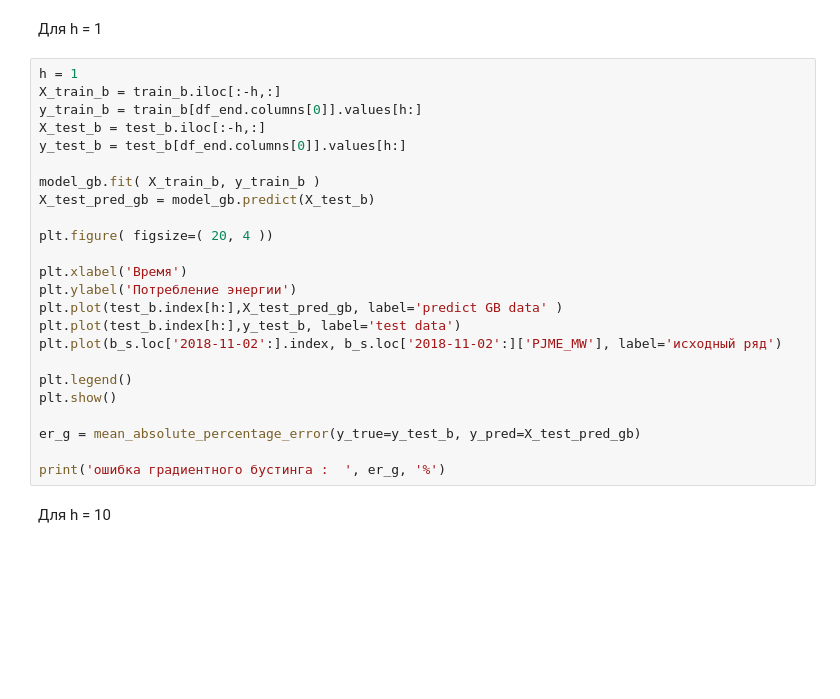
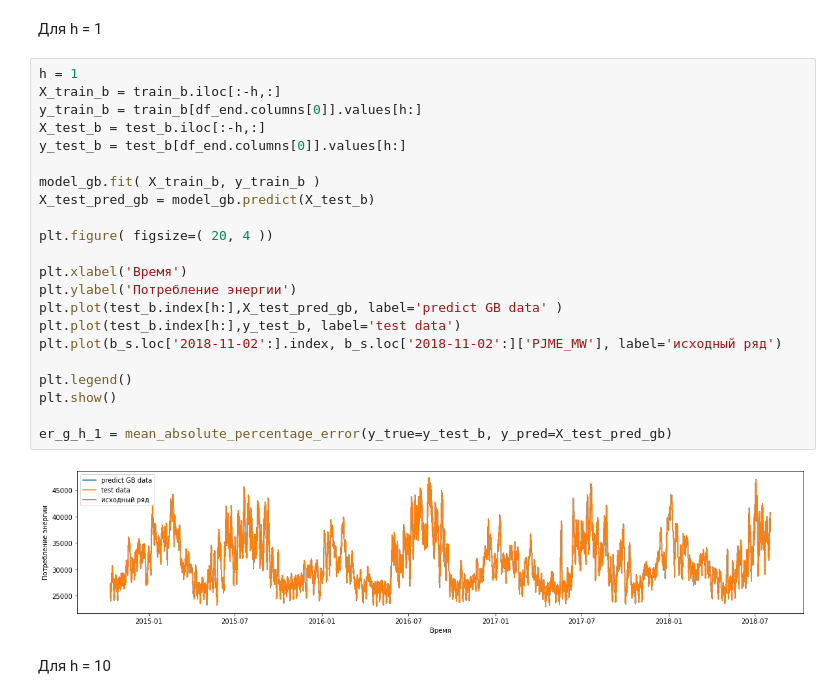
Before and after one commit to superbe/MachineLearningInBusiness, a Jupyter notebook: Lesson 2.ipynb, the cells around one changed output. Saved outputs shown, nothing was run; the diff lists cells and outputs as text; blank space fills up the shorter version.

```diff
--- a/Lesson 2.ipynb
+++ b/Lesson 2.ipynb
@@ -329,27 +429,27 @@ print('ошибка градиентного бустинга :  ', er_g, '%')
 # %%
 h = 1
 X_train_b = train_b.iloc[:-h,:]
 y_train_b = train_b[df_end.columns[0]].values[h:]
 X_test_b = test_b.iloc[:-h,:]
 y_test_b = test_b[df_end.columns[0]].values[h:]
 
 model_gb.fit( X_train_b, y_train_b )
 X_test_pred_gb = model_gb.predict(X_test_b)
 
 plt.figure( figsize=( 20, 4 ))
 
 plt.xlabel('Время')
 plt.ylabel('Потребление энергии')
 plt.plot(test_b.index[h:],X_test_pred_gb, label='predict GB data' )
 plt.plot(test_b.index[h:],y_test_b, label='test data')
 plt.plot(b_s.loc['2018-11-02':].index, b_s.loc['2018-11-02':]['PJME_MW'], label='исходный ряд')
 
 plt.legend()
 plt.show()
 
-er_g = mean_absolute_percentage_error(y_true=y_test_b, y_pred=X_test_pred_gb)
-
-print('ошибка градиентного бустинга :  ', er_g, '%')
+er_g_h_1 = mean_absolute_percentage_error(y_true=y_test_b, y_pred=X_test_pred_gb)
+# %% [output]
+[figure, added]
 # %% [markdown]
 Для h = 10
 # %%
```
Also changed, not shown: parts of 25 cells of this notebook.
